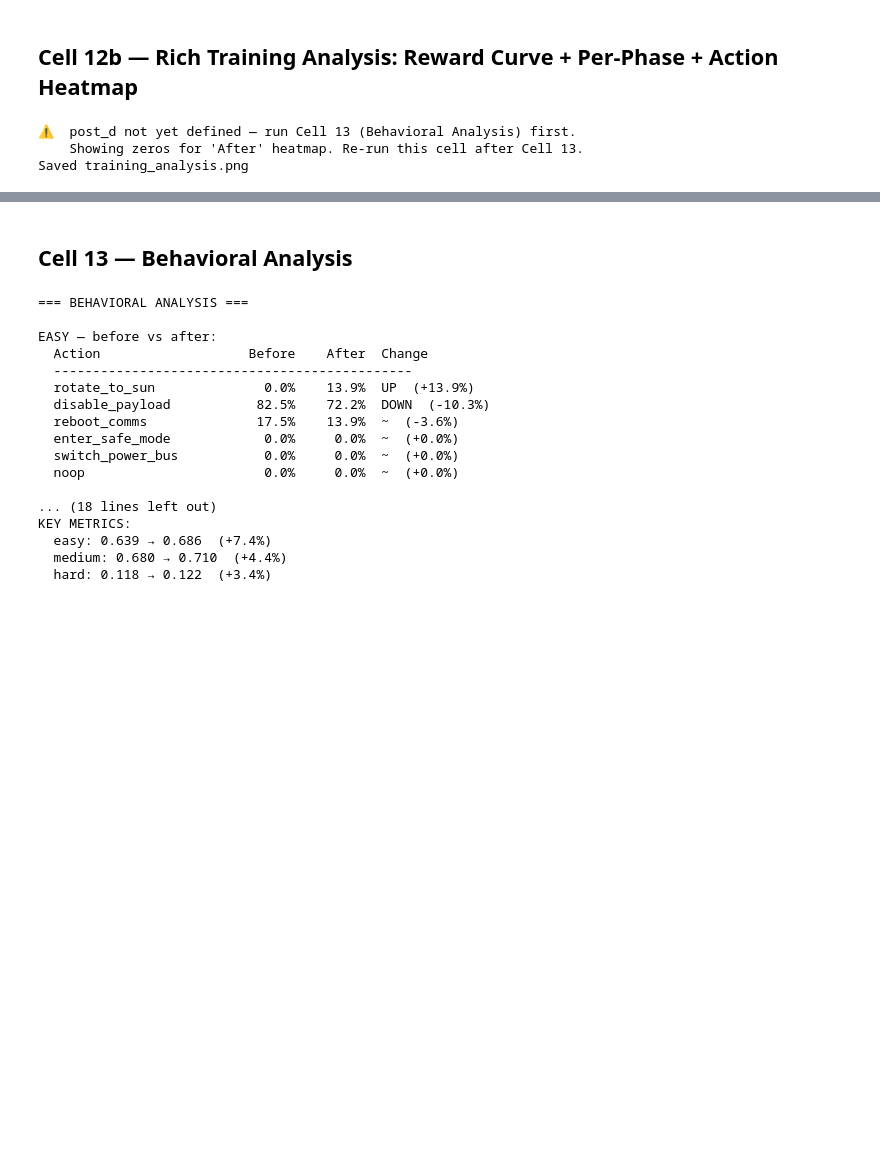
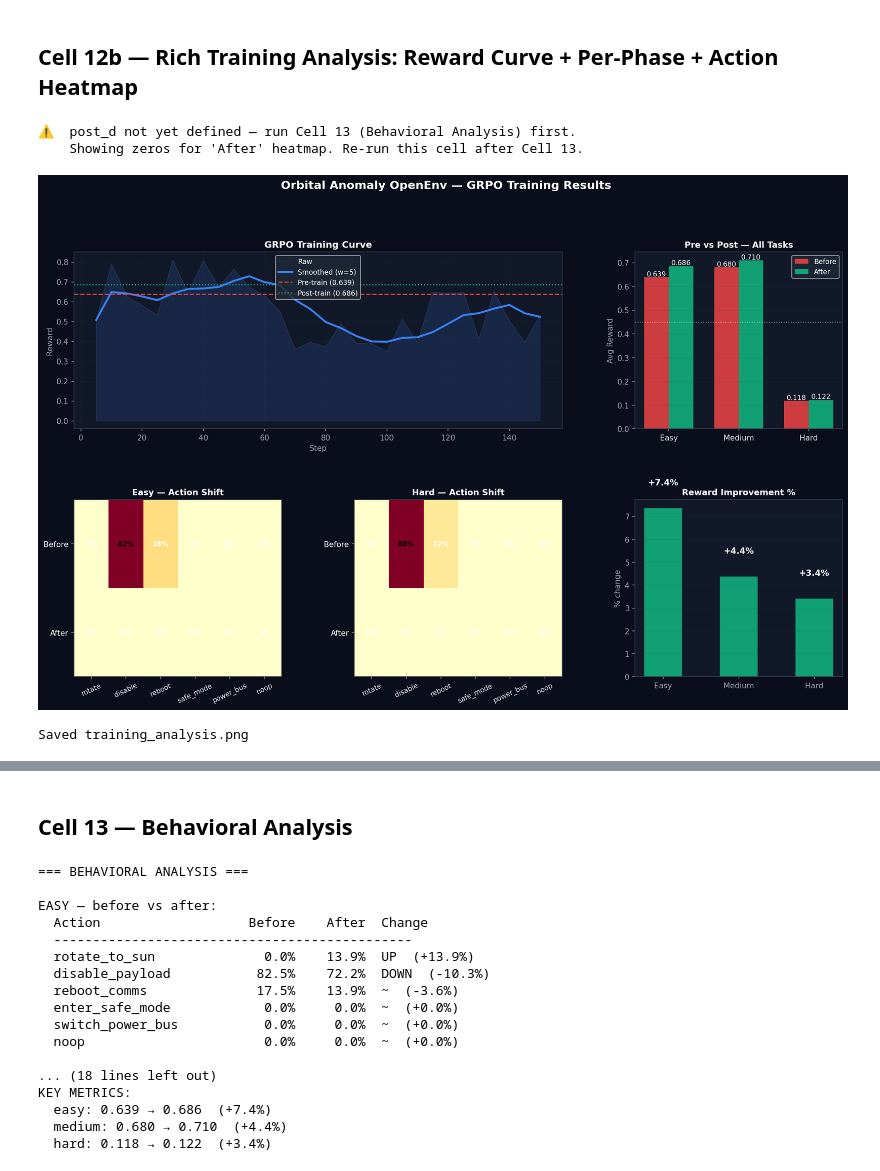
Before and after one commit to umed-indulkar/orbital-anomaly-openenv, a Jupyter notebook: Orbital_Anomaly_openenv.ipynb, the cells around one changed output, grey strips where cells are left out. Cells and saved outputs as stored; diff of their text form; code cells hidden in the pictures; blank space fills up the shorter version.

```diff
--- a/Orbital_Anomaly_openenv.ipynb
+++ b/Orbital_Anomaly_openenv.ipynb
@@ -980,34 +983,38 @@ for ax, task, title in [(ax2,'easy','Easy — Action Shift'),
     ax.set_xticks(range(6)); ax.set_xticklabels(short_acts, rotation=25, fontsize=9, color='#e5e7eb')
     for row_i, row in enumerate(matrix):
         for col_i, v in enumerate(row):
             ax.text(col_i, row_i, f'{v:.0%}', ha='center', va='center',
                     fontsize=9, color='black' if v > 0.35 else 'white', fontweight='bold')
     ax.set_title(title, color='white', fontsize=11, fontweight='bold')
 
 # 4: Improvement % bar
 improvements = [(np.mean(post[t.lower()]) - np.mean(baseline[t.lower()])) /
                 max(np.mean(baseline[t.lower()]), 0.001) * 100
                 for t in tasks_lbl]
 bar_colors = ['#10b981' if v >= 0 else '#ef4444' for v in improvements]
 b4 = ax4.bar(tasks_lbl, improvements, color=bar_colors, alpha=0.85, width=0.5)
 for bar, v in zip(b4, improvements):
     ax4.text(bar.get_x()+bar.get_width()/2, v + (1 if v >= 0 else -4),
              f'{v:+.1f}%', ha='center', color='white', fontsize=11, fontweight='bold')
 ax4.axhline(0, color='white', lw=1, alpha=0.4)
 ax4.set_title("Reward Improvement %", color='white', fontsize=11, fontweight='bold')
 ax4.set_ylabel("% change", color='#9ca3af')
 ax4.grid(axis='y', alpha=0.15, color='#374151')
 
 plt.savefig('training_analysis.png', dpi=150, bbox_inches='tight', facecolor=BG)
+# Embed image inline so GitHub renders it
+from IPython.display import Image as _Img, display as _disp
+_disp(_Img(filename='training_analysis.png', width=900))
 plt.show()
 print("Saved training_analysis.png")
 try:
     from google.colab import files; files.download('training_analysis.png')
 except: pass
 # %% [output]
 ⚠️  post_d not yet defined — run Cell 13 (Behavioral Analysis) first.
     Showing zeros for 'After' heatmap. Re-run this cell after Cell 13.
-Saved training_analysis.png
+[figure, added]
+Saved training_analysis.png
 [interactive output not drawn]
 [interactive output not drawn]
 # %% [markdown]
```
Also changed, not shown: parts of 10 cells of this notebook.
